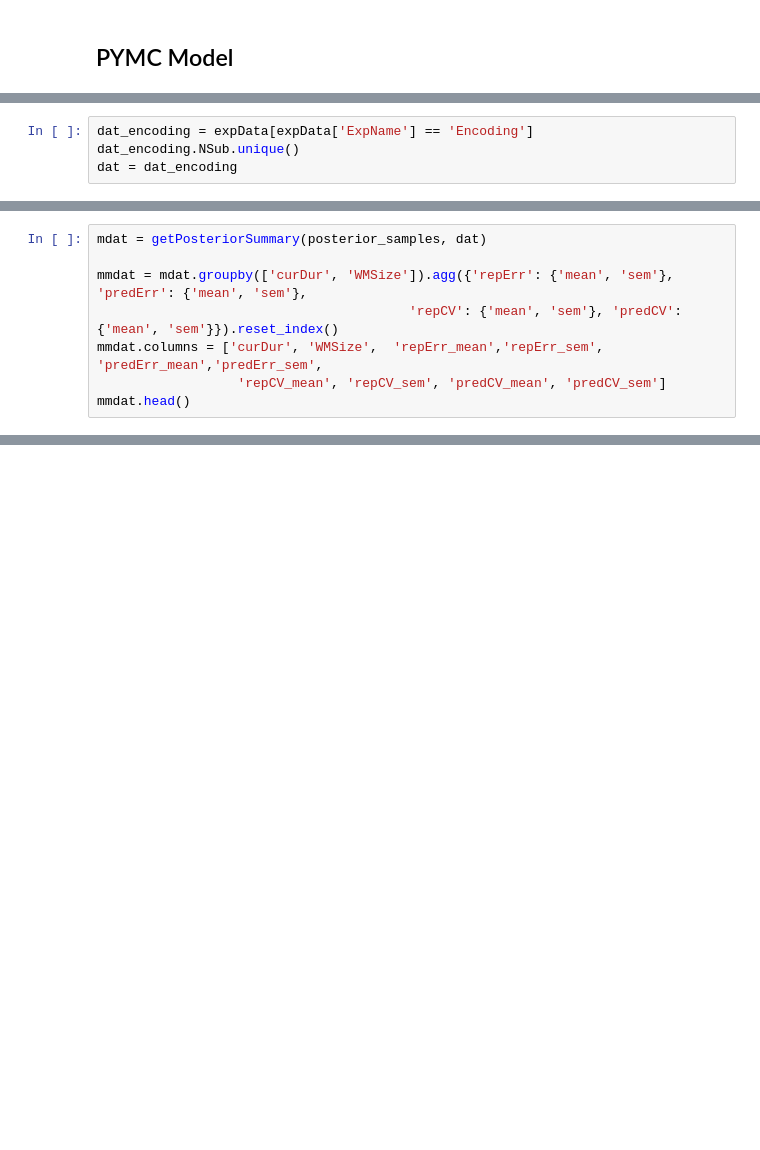
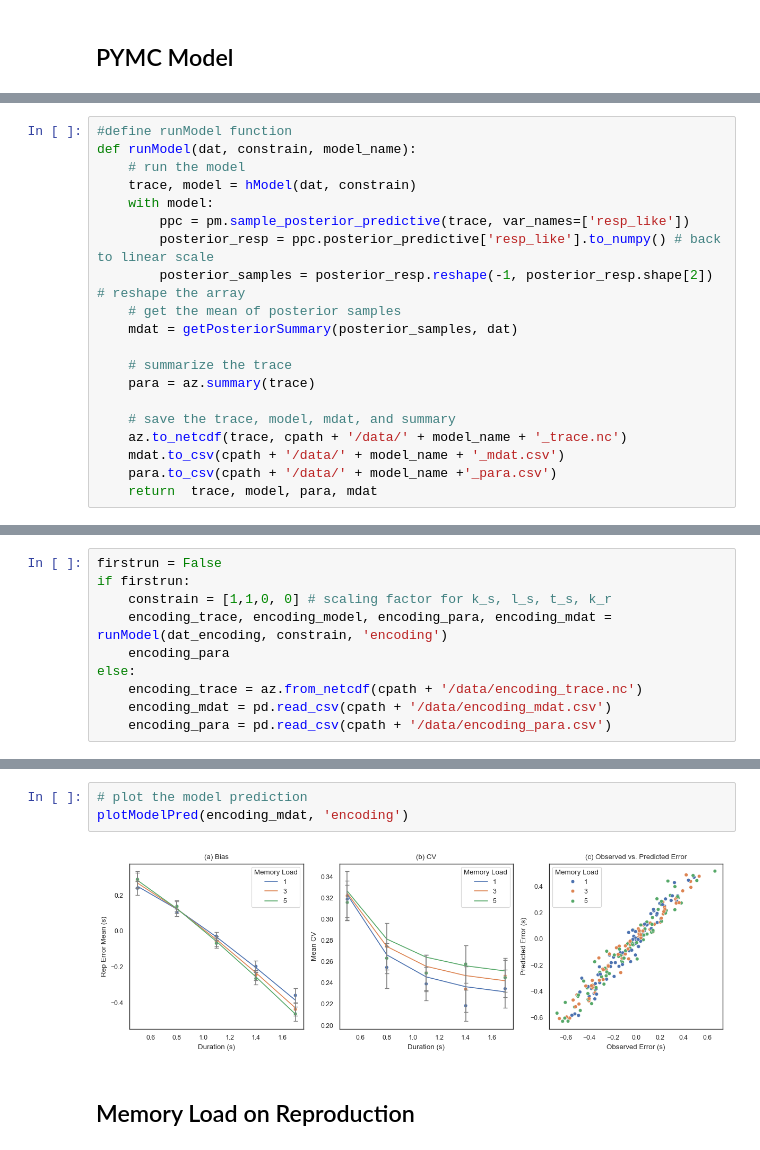
Before and after one commit to msenselab/working_memory_reproduction, a Jupyter notebook: analysis/wm_model.ipynb, the cells around one changed output, grey strips where cells are left out. Saved outputs shown, nothing was run; the diff lists cells and outputs as text; blank space fills up the shorter version.

```diff
--- a/analysis/wm_model.ipynb
+++ b/analysis/wm_model.ipynb
@@ -89,4 +53,0 @@ expData.head()
-# %%
-dat_encoding = expData[expData['ExpName'] == 'Encoding']
-dat_encoding.NSub.unique()
-dat = dat_encoding
@@ -269,8 +53,0 @@ def getPosteriorSummary(posterior_samples, dat):
-# %%
-mdat = getPosteriorSummary(posterior_samples, dat)
-
-mmdat = mdat.groupby(['curDur', 'WMSize']).agg({'repErr': {'mean', 'sem'}, 'predErr': {'mean', 'sem'},
-										'repCV': {'mean', 'sem'}, 'predCV': {'mean', 'sem'}}).reset_index()
-mmdat.columns = ['curDur', 'WMSize',  'repErr_mean','repErr_sem',  'predErr_mean','predErr_sem',
-				  'repCV_mean', 'repCV_sem', 'predCV_mean', 'predCV_sem']
-mmdat.head()
@@ -322,0 +266,20 @@ plt.legend()
+# %%
+#define runModel function
+def runModel(dat, constrain, model_name):
+	# run the model
+	trace, model = hModel(dat, constrain)
+	with model:
+		ppc = pm.sample_posterior_predictive(trace, var_names=['resp_like'])
+		posterior_resp = ppc.posterior_predictive['resp_like'].to_numpy() # back to linear scale
+		posterior_samples = posterior_resp.reshape(-1, posterior_resp.shape[2]) # reshape the array
+	# get the mean of posterior samples
+	mdat = getPosteriorSummary(posterior_samples, dat)
+
+	# summarize the trace
+	para = az.summary(trace)
+
+	# save the trace, model, mdat, and summary
+	az.to_netcdf(trace, cpath + '/data/' + model_name + '_trace.nc')
+	mdat.to_csv(cpath + '/data/' + model_name + '_mdat.csv')
+	para.to_csv(cpath + '/data/' + model_name +'_para.csv')
+	return  trace, model, para, mdat
@@ -322,0 +300,10 @@ plt.legend()
+# %%
+firstrun = False
+if firstrun:
+	constrain = [1,1,0, 0] # scaling factor for k_s, l_s, t_s, k_r
+	encoding_trace, encoding_model, encoding_para, encoding_mdat = runModel(dat_encoding, constrain, 'encoding')
+	encoding_para
+else:
+	encoding_trace = az.from_netcdf(cpath + '/data/encoding_trace.nc')
+	encoding_mdat = pd.read_csv(cpath + '/data/encoding_mdat.csv')
+	encoding_para = pd.read_csv(cpath + '/data/encoding_para.csv')
@@ -322,0 +326,7 @@ plt.legend()
+# %%
+# plot the model prediction
+plotModelPred(encoding_mdat, 'encoding')
+# %% [output]
+[figure, added]
+# %% [markdown]
+## Memory Load on Reproduction
```
Also changed, not shown: parts of 30 cells of this notebook, 12 other files.
